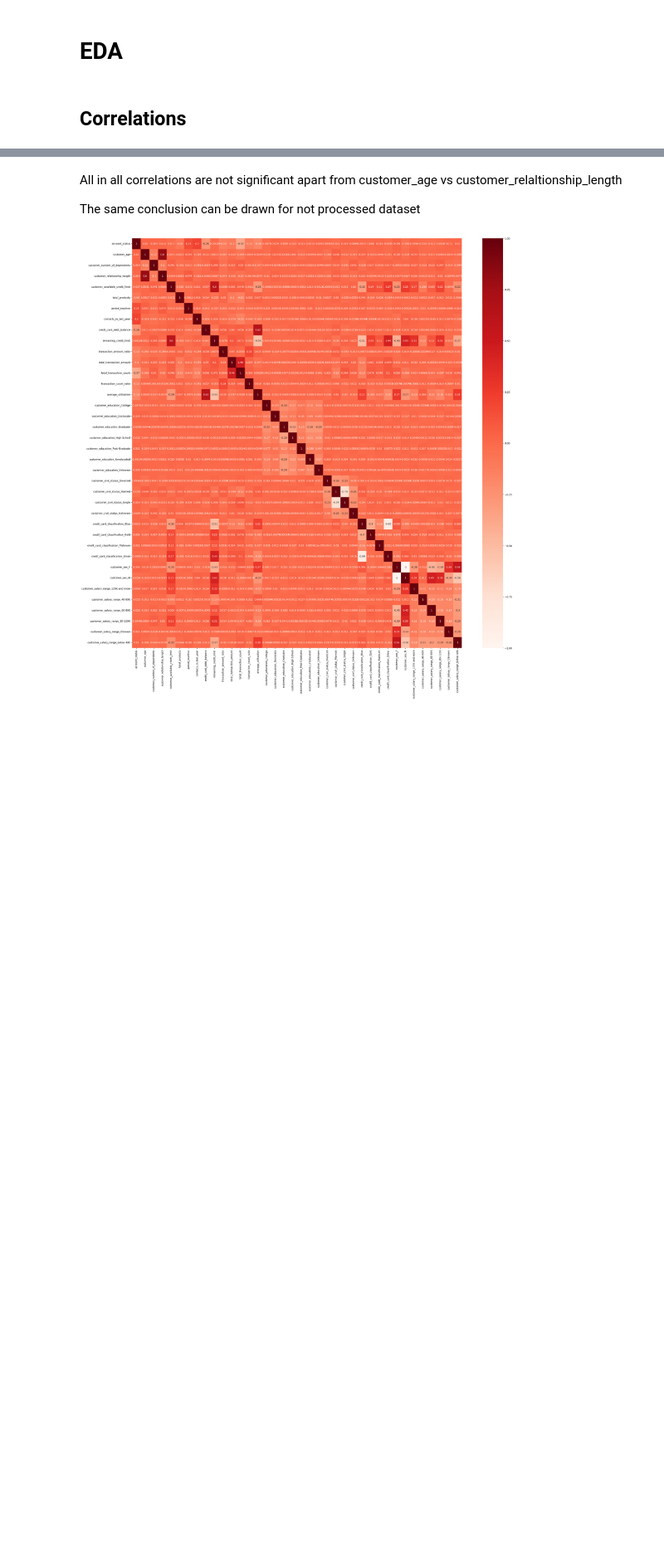
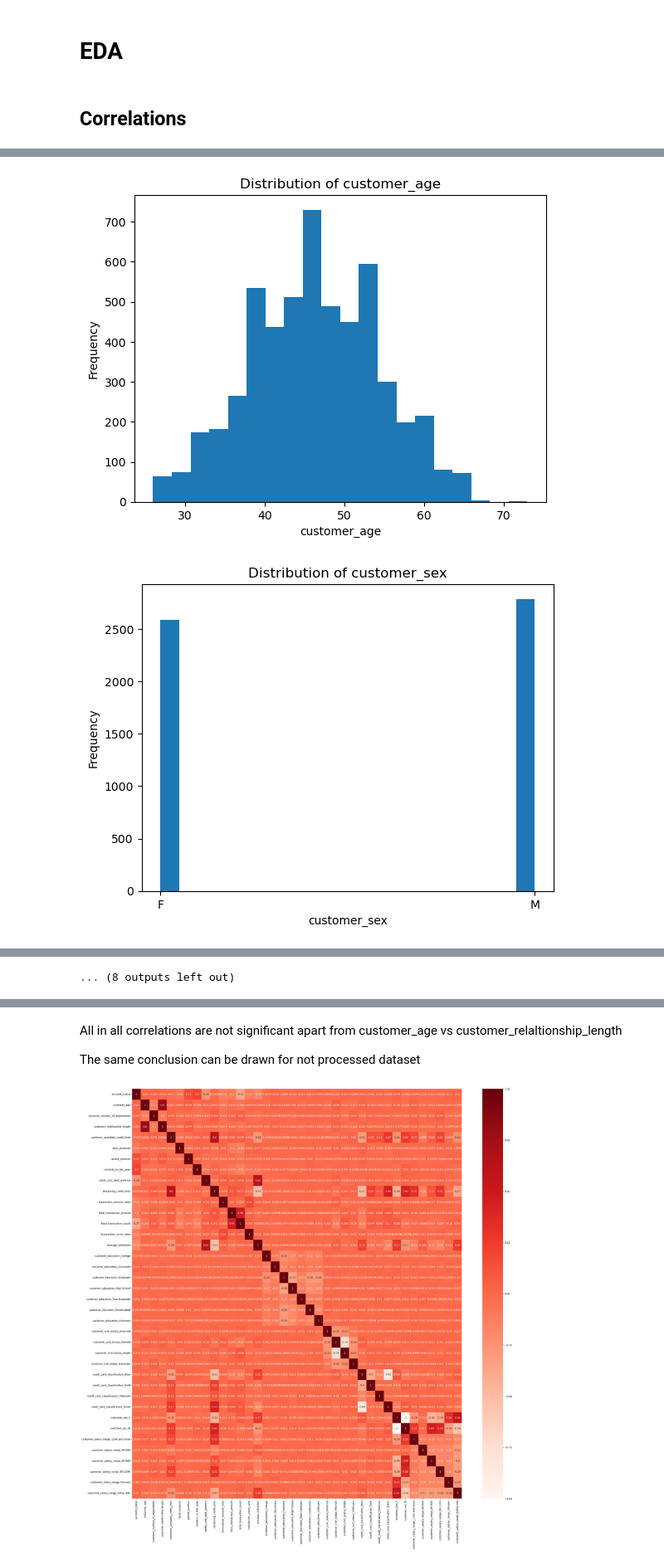
Before and after one commit to jtbandurski/ML-1-Project, a Jupyter notebook: classification/EDA.ipynb, the cells around one changed output, grey strips where cells are left out. Shown at 83% size. Cells and saved outputs as stored; diff of their text form; code cells hidden in the pictures; blank space fills up the shorter version.

```diff
--- a/classification/EDA.ipynb
+++ b/classification/EDA.ipynb
@@ -17,0 +56,33 @@ client_attrition_not_processed['account_status'] = client_attrition_not_processe
+# %%
+# Test for missing Values
+
+# cliet_attrition = client_attrition[client_attrition != 'Unknown']
+
+client_attrition = client_attrition.dropna()
+
+display(client_attrition)
+
+display(client_attrition.isna().sum())
+
+
+
+# non-numeric columns
+
+print(client_attrition.select_dtypes(include = ['object']).columns)
+for col in client_attrition.select_dtypes(include = ['object']).columns:
+    print(col)
+    print(client_attrition[col].unique())
+
+# Removing rows with 'Unknown'
+
+columns_to_remove_unknown = ['customer_sex', 'customer_education', 'customer_civil_status', 'customer_salary_range']
+client_attrition = client_attrition.drop(client_attrition[(client_attrition[columns_to_remove_unknown] == 'Unknown').any(axis=1)].index)
+
+# Making the data into category
+
+cols_to_convert = ['customer_sex', 'customer_education', 'customer_civil_status', 'customer_salary_range', 'credit_card_classification']
+
+for col in cols_to_convert:
+    client_attrition[col] = client_attrition[col].astype('category')
+
+display(client_attrition)
@@ -17,0 +151,4 @@ client_attrition_not_processed['account_status'] = client_attrition_not_processe
+# %%
+for col in client_attrition.columns:
+    stats = client_attrition[col].describe()
+    print(f"\nDescriptive statistics for {col}:\n{stats}\n")
@@ -17,0 +173,10 @@ client_attrition_not_processed['account_status'] = client_attrition_not_processe
+# %%
+for col in client_attrition.columns:
+    plt.hist(client_attrition[col], bins = 20)
+    plt.xlabel(col)
+    plt.ylabel("Frequency")
+    plt.title(f'Distribution of {col}')
+    plt.show()
+# %% [output]
+[figure, added]
+[figure, added]
@@ -17,0 +193 @@ client_attrition_not_processed['account_status'] = client_attrition_not_processe
+... (8 outputs left out)
```
Also changed, not shown: parts of 9 cells of this notebook.
